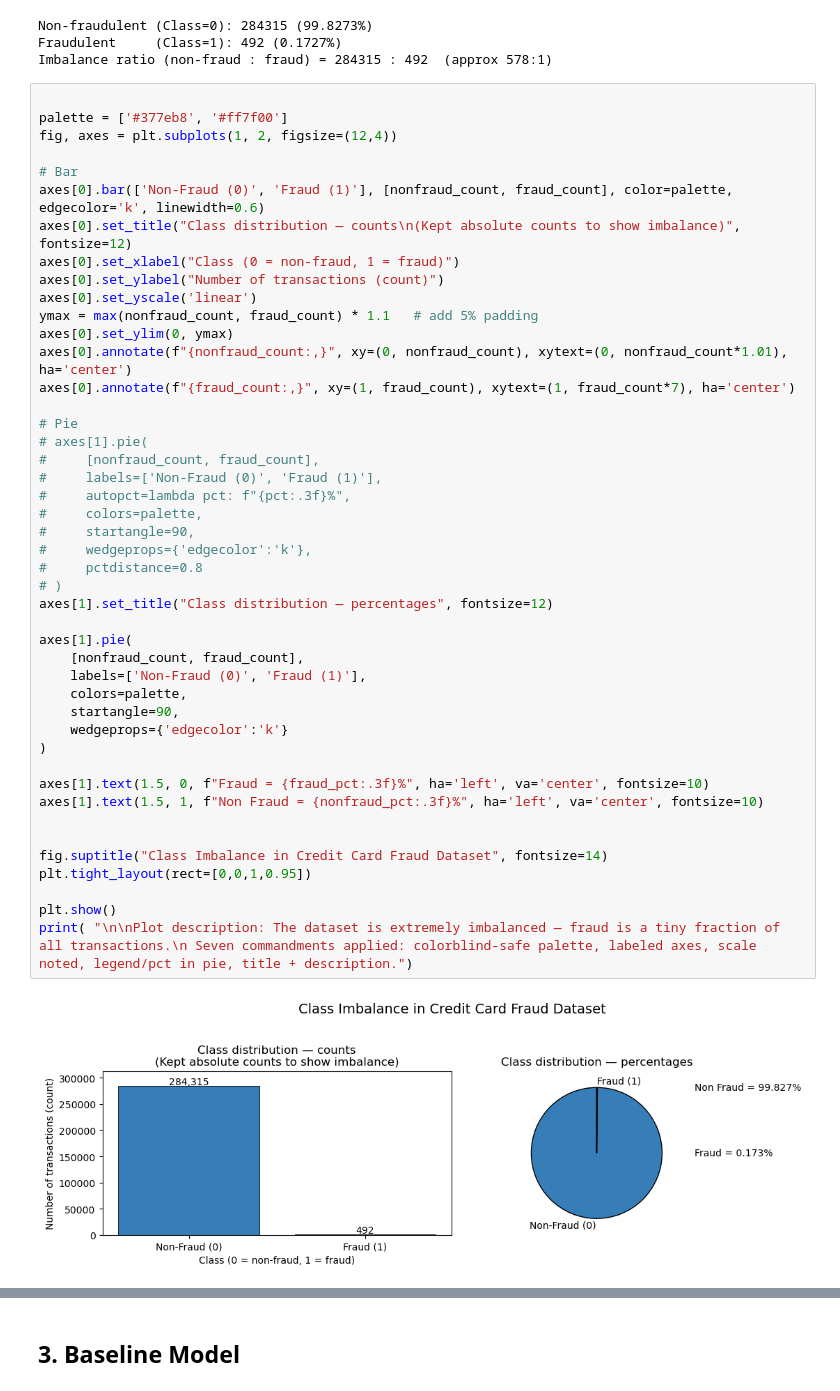
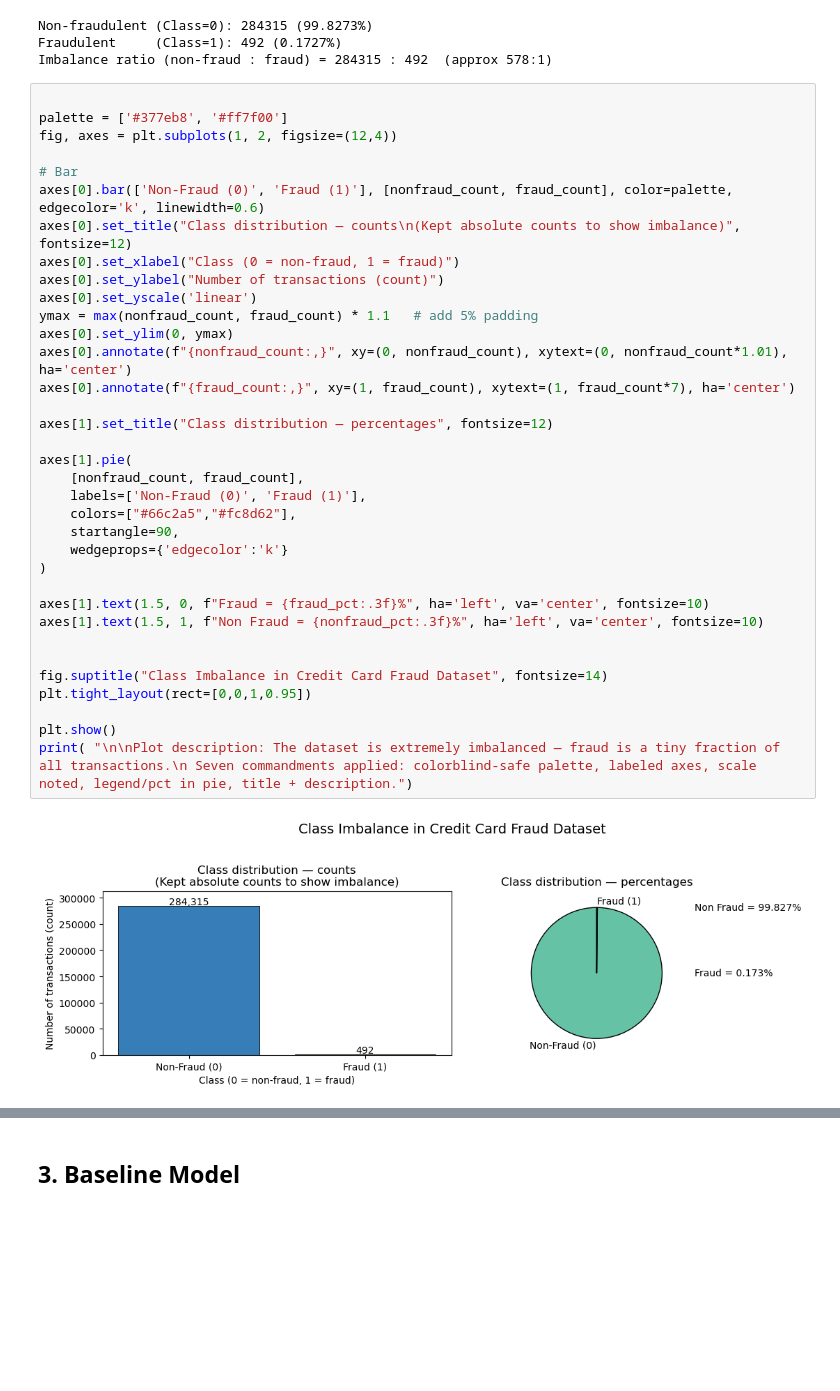
Before and after one commit to neer-patel-11/DAL_3, a Jupyter notebook: DA25M021_DAL_3.ipynb, the cells around one changed output, grey strips where cells are left out. Saved outputs shown, nothing was run; the diff lists cells and outputs as text; blank space fills up the shorter version.

```diff
--- a/DA25M021_DAL_3.ipynb
+++ b/DA25M021_DAL_3.ipynb
@@ -55,44 +56,34 @@ fig, axes = plt.subplots(1, 2, figsize=(12,4))
 # Bar
 axes[0].bar(['Non-Fraud (0)', 'Fraud (1)'], [nonfraud_count, fraud_count], color=palette, edgecolor='k', linewidth=0.6)
 axes[0].set_title("Class distribution — counts\n(Kept absolute counts to show imbalance)", fontsize=12)
 axes[0].set_xlabel("Class (0 = non-fraud, 1 = fraud)")
 axes[0].set_ylabel("Number of transactions (count)")
 axes[0].set_yscale('linear')
 ymax = max(nonfraud_count, fraud_count) * 1.1   # add 5% padding
 axes[0].set_ylim(0, ymax)
 axes[0].annotate(f"{nonfraud_count:,}", xy=(0, nonfraud_count), xytext=(0, nonfraud_count*1.01), ha='center')
 axes[0].annotate(f"{fraud_count:,}", xy=(1, fraud_count), xytext=(1, fraud_count*7), ha='center')
 
-# Pie
-# axes[1].pie(
-#     [nonfraud_count, fraud_count],
-#     labels=['Non-Fraud (0)', 'Fraud (1)'],
-#     autopct=lambda pct: f"{pct:.3f}%",
-#     colors=palette,
-#     startangle=90,
-#     wedgeprops={'edgecolor':'k'},
-#     pctdistance=0.8
-# )
 axes[1].set_title("Class distribution — percentages", fontsize=12)
 
 axes[1].pie(
     [nonfraud_count, fraud_count],
     labels=['Non-Fraud (0)', 'Fraud (1)'],
-    colors=palette,
+    colors=["#66c2a5","#fc8d62"],
     startangle=90,
     wedgeprops={'edgecolor':'k'}
 )
 
 axes[1].text(1.5, 0, f"Fraud = {fraud_pct:.3f}%", ha='left', va='center', fontsize=10)
 axes[1].text(1.5, 1, f"Non Fraud = {nonfraud_pct:.3f}%", ha='left', va='center', fontsize=10)
 
 
 fig.suptitle("Class Imbalance in Credit Card Fraud Dataset", fontsize=14)
 plt.tight_layout(rect=[0,0,1,0.95])
 
 plt.show()
 print( "\n\nPlot description: The dataset is extremely imbalanced — fraud is a tiny fraction of all transactions.\n Seven commandments applied: colorblind-safe palette, labeled axes, scale noted, legend/pct in pie, title + description.")
 # %% [output]
-[figure, old version]
+[figure, new version]
 Plot description: The dataset is extremely imbalanced — fraud is a tiny fraction of all transactions.
  Seven commandments applied: colorblind-safe palette, labeled axes, scale noted, legend/pct in pie, title + description.
```
Also changed, not shown: parts of 34 cells of this notebook.
